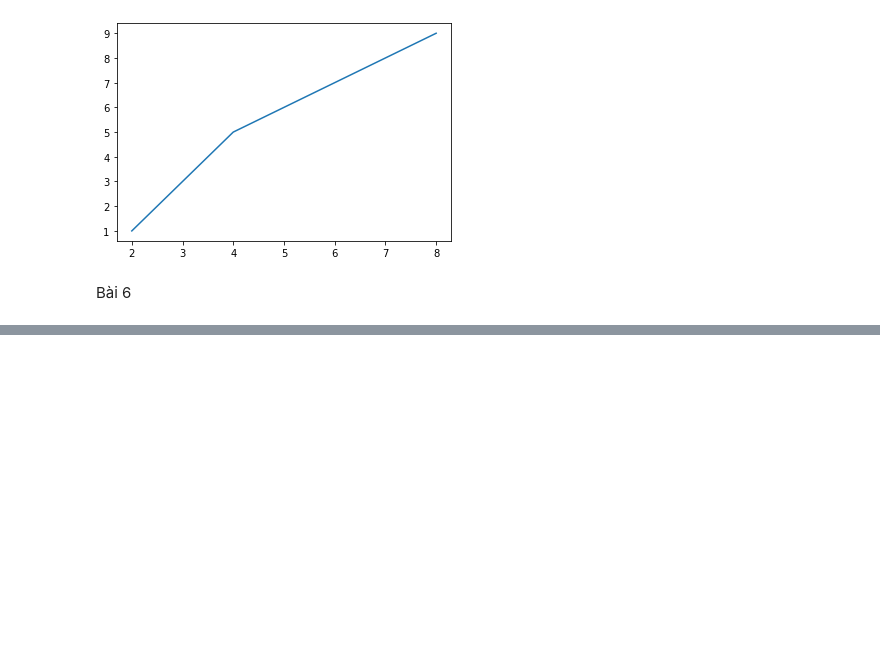
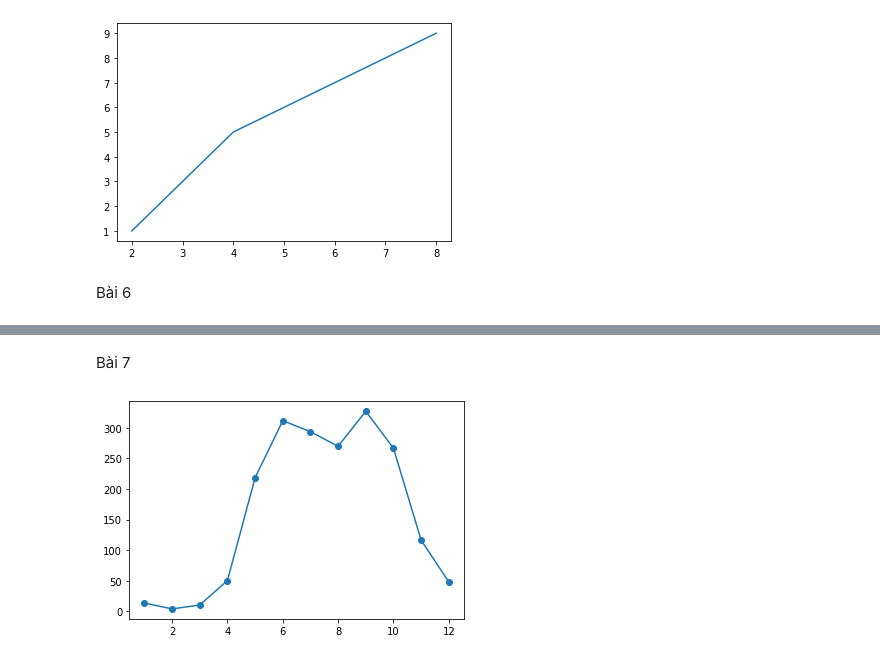
Before and after one commit to NguyenDucHuyCNTT31/THToanCaoCap, a Jupyter notebook: Baitapchuong2.ipynb, the cells around one changed output, grey strips where cells are left out. Cells and saved outputs as stored; diff of their text form; code cells hidden in the pictures; blank space fills up the shorter version.

```diff
--- a/Baitapchuong2.ipynb
+++ b/Baitapchuong2.ipynb
@@ -129,0 +133,10 @@ plot (giatri_x , giatri_y, marker='o')
+# %% [markdown]
+Bài 7
+# %%
+luongmua = [13.8,4.1,10.5, 50.4, 218.4, 311.7, 293.7, 269.8, 327.1, 266.7, 116.5, 48.3]
+thang= range(1,13)
+from pylab import show, plot
+plot(thang, luongmua, marker='o')
+show()
+# %% [output]
+[figure, added]
```
Also changed, not shown: parts of 1 cell of this notebook.
